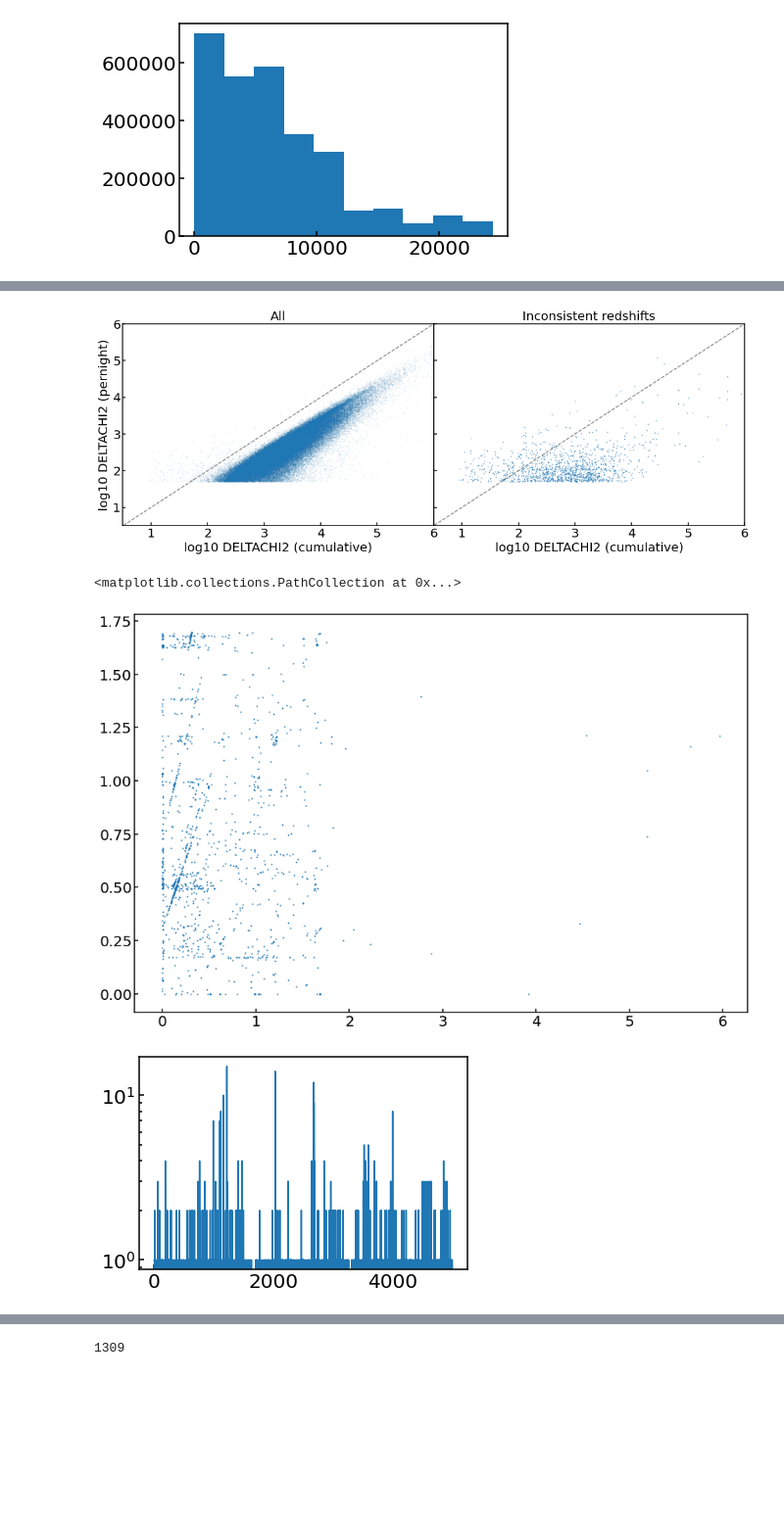
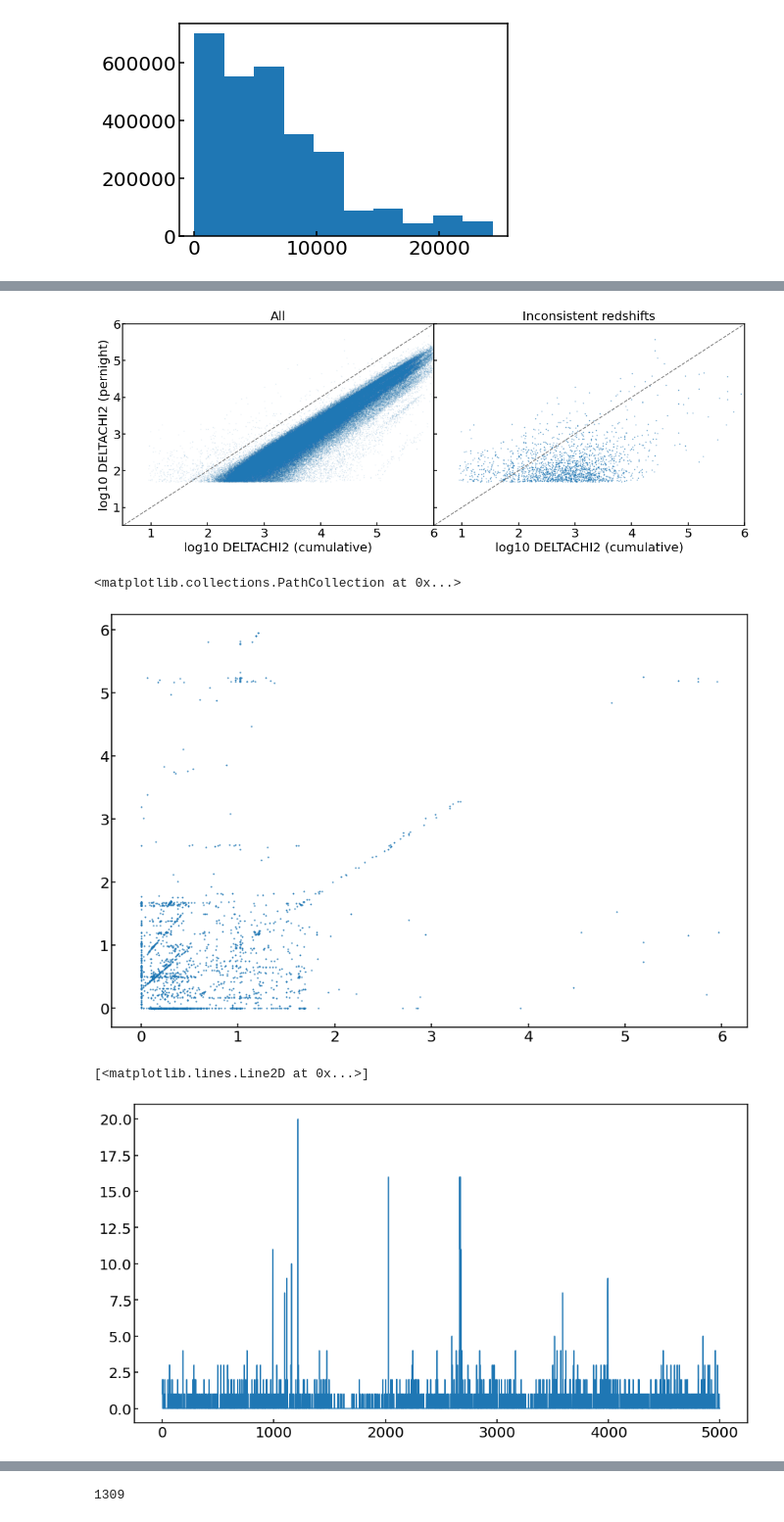
Before and after one commit to astro-blue/DESI_VI, a Jupyter notebook: Everest_assessment/Exploring_pernight_data.ipynb, the cells around one changed output, grey strips where cells are left out. Shown at 98% size. Saved outputs shown, nothing was run; the diff lists cells and outputs as text; code cells hidden in the pictures; blank space fills up the shorter version.

```diff
--- a/Everest_assessment/Exploring_pernight_data.ipynb
+++ b/Everest_assessment/Exploring_pernight_data.ipynb
@@ -72,7 +72,7 @@ cut = ((final_match_catalog['COADD_EXPTIME_pernight']>800) &
     (final_match_catalog['COADD_EXPTIME_pernight']<1200) &
     (final_match_catalog['ZWARN_pernight']==0) & (final_match_catalog['ZWARN_cumulative']==0) &
     (final_match_catalog['DELTACHI2_pernight']>50) &# (final_match_catalog['DELTACHI2_cumulative']>50) &
-    (final_match_catalog['COADD_EXPTIME_cumulative']>4000) & (final_match_catalog['SPECTYPE_pernight']==b'GALAXY'))
+    (final_match_catalog['COADD_EXPTIME_cumulative']>4000))
 final_match_catalog_cut = final_match_catalog[cut]
 final_match_catalog_cut['dz_pernight_cumulative'] = abs(final_match_catalog['Z_pernight']-final_match_catalog['Z_cumulative'])/(1.+final_match_catalog['Z_cumulative'])
 dz_inconsistent = final_match_catalog_cut[final_match_catalog_cut['dz_pernight_cumulative']>=0.0033]
@@ -108,23 +108,25 @@ plt.plot(np.arange(0,7),np.arange(0,7),ls='--',color='grey',lw=1.5)
 plt.xlabel('log10 DELTACHI2 (cumulative)',fontsize=20)
 mps.removing_ytick_label()
 # %% [output]
-[figure, old version]
+[figure, new version]
 # %%
 plt.figure(figsize=(15,10))
 plt.scatter(dz_inconsistent['Z_cumulative'],dz_inconsistent['Z_pernight'],s=1)
 # %% [output]
 <matplotlib.collections.PathCollection at 0x...>
-[figure, old version]
+[figure, new version]
 # %%
 out = np.histogram(dz_inconsistent['FIBER'],range=(-0.5,4999.5),bins=5000)
 x = np.arange(0,5000)
 y = out[0]
 new_x = x[np.argsort(y)][::-1]
 new_y = y[np.argsort(y)][::-1]
+plt.figure(figsize=(15,8))
 plt.plot(x,y)
-plt.yscale('log')
+#plt.yscale('log')
 # %% [output]
+[<matplotlib.lines.Line2D at 0x...>]
-[figure, old version]
+[figure, new version]
 # %%
 for i in range(0,30):
     if (new_x[i]<2660) | (new_x[i]>2695):
```
Also changed, not shown: parts of 4 cells of this notebook, 4 other files.
